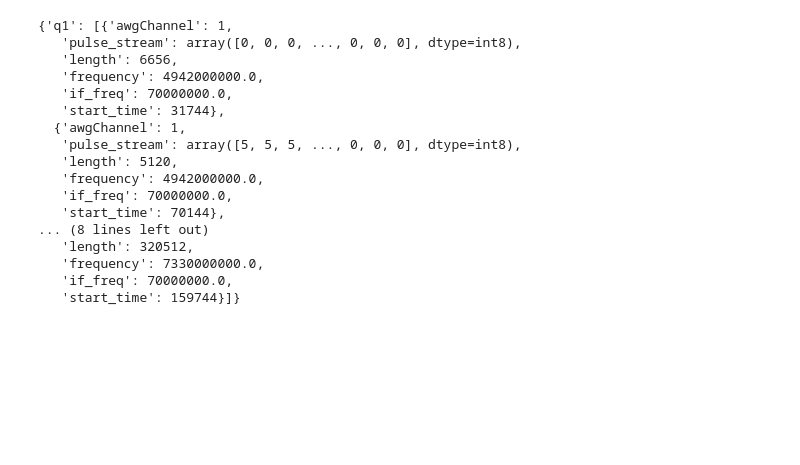
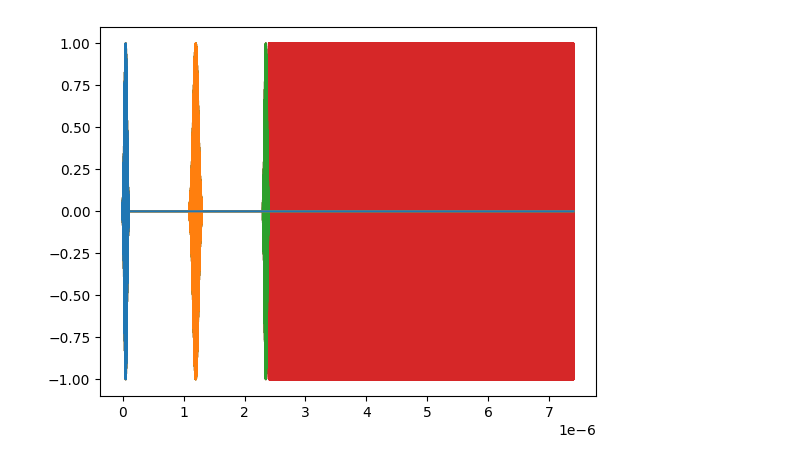
Before and after one commit to Rouxinol-Research-Lab/MeasurementsLFDQ, a Jupyter notebook: PulseGeneratorExample.ipynb, the cells around one changed output. Drawn from its saved outputs; the diff is of its cells as text; code cells hidden in the pictures; blank space fills up the shorter version.

```diff
--- a/PulseGeneratorExample.ipynb
+++ b/PulseGeneratorExample.ipynb
@@ -8,21 +32,21 @@ import matplotlib.pyplot as plt
 # %%
-p1 = Pulse(length = 200e-9,
+p1 = Pulse(length = 100e-9,
            amplitude = 1,
            frequency = 5012e6,
            phase = 0,
-           envelope = 'gaussian')
+           envelope='gaussian')
 
-p2 = Pulse(length = 150e-9,
+p2 = Pulse(length = 200e-9,
            amplitude = 1,
            frequency = 5012e6,
            phase = 90,
-           envelope = 'gaussian')
+           envelope='gaussian')
 
-p3 = Pulse(length = 150e-9,
+p3 = Pulse(length = 100e-9,
            amplitude = 1,
            frequency = 5012e6,
-           phase = 90,
-           envelope = 'gaussian')
+           phase = 0,
+           envelope='gaussian')
 
 mp = Pulse(length = 5e-6,
            amplitude = 1,
@@ -32,8 +56,3 @@ mp = Pulse(length = 5e-6,
 s1 = PulseSequence("transmon3D")
 # %%
 s1.clear()
-# %%
-s1.add(p1,'q1',1e-6)
-s1.add(p2,'q1',2e-6)
-s1.add(p3,'q1',500e-9)
-s1.add(mp,'m1',0.1e-9)
@@ -44 +59,12 @@ s1.show()
+# %%
+s1.add(p1,'q1',1e-6)
+s1.add(p2,'q1',1e-6)
+s1.add(p3,'q1')
+s1.add(mp,'m1')
+# %%
+s1.startup_delay = 1e-6
+# %%
+fig = s1.show()
+# %% [output]
+[figure, added]
 # %%
@@ -56,20 +88,0 @@ pulses = ms.prepareSignalData(s1, 32e9)
-# %%
-pulses
-# %% [output]
-{'q1': [{'awgChannel': 1,
-   'pulse_stream': array([0, 0, 0, ..., 0, 0, 0], dtype=int8),
-   'length': 6656,
-   'frequency': 4942000000.0,
-   'if_freq': 70000000.0,
-   'start_time': 31744},
-  {'awgChannel': 1,
-   'pulse_stream': array([5, 5, 5, ..., 0, 0, 0], dtype=int8),
-   'length': 5120,
-   'frequency': 4942000000.0,
-   'if_freq': 70000000.0,
-   'start_time': 70144},
-... (8 lines left out)
-   'length': 320512,
-   'frequency': 7330000000.0,
-   'if_freq': 70000000.0,
-   'start_time': 159744}]}
```
Also changed, not shown: parts of 24 cells of this notebook, 3 other files.
